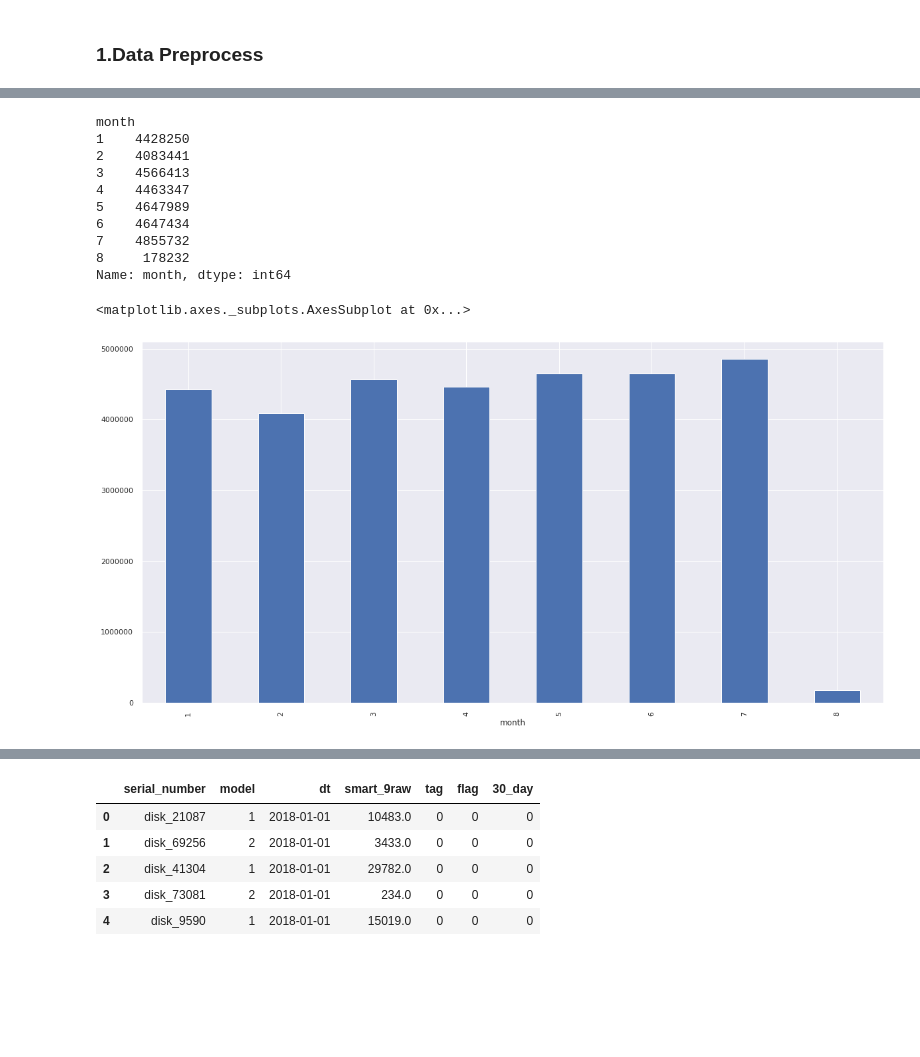
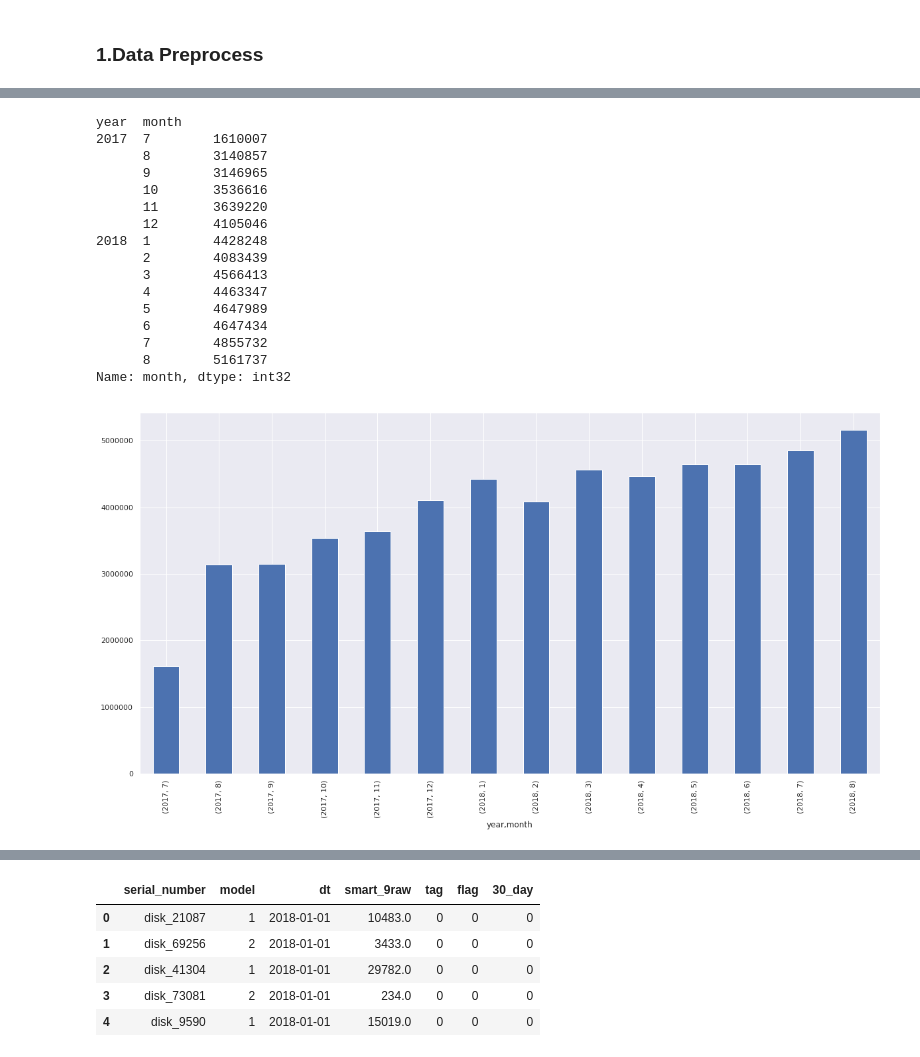
Before and after one commit to DevinWang23/tianchi_ai_ops_2020, a Jupyter notebook: jupyter_notebook/data_analysis.ipynb, the cells around one changed output, grey strips where cells are left out. Cells and saved outputs as stored; diff of their text form; code cells hidden in the pictures; blank space fills up the shorter version.

```diff
--- a/jupyter_notebook/data_analysis.ipynb
+++ b/jupyter_notebook/data_analysis.ipynb
@@ -141,20 +161,31 @@ train_test_temp_group = train_test_tmp_df.groupby('month')
-# %%
-train_test_temp_group['month'].agg(lambda x:len(x))
-# %% [output]
-month
-1    4428250
-2    4083441
-3    4566413
-4    4463347
-5    4647989
-6    4647434
-7    4855732
-8     178232
-Name: month, dtype: int64
-# %%
-train_test_temp_group['month'].agg(lambda x:len(x)).plot(kind='bar')
-# %% [output]
-<matplotlib.axes._subplots.AxesSubplot at 0x...>
-[figure, removed]
+# %%
+# show the records of each month
+def show_the_record_of_each_month_of_each_year():
+    train_fe_df['year'] =  train_fe_df['dt'].dt.year.astype(np.int32)
+    train_fe_df['month'] = train_fe_df['dt'].dt.month.astype(np.int32)
+    train_fe_tmp_df = train_fe_df[['month','serial_number','model','year']]
+    train_fe_temp_group = train_fe_tmp_df.groupby(['year','month'])
+    print(train_fe_temp_group['month'].agg(lambda x:len(x)))
+    train_fe_temp_group['month'].agg(lambda x:len(x)).plot(kind='bar')
+# %%
+show_the_record_of_each_month_of_each_year()
+# %% [output]
+year  month
+2017  7        1610007
+      8        3140857
+      9        3146965
+      10       3536616
+      11       3639220
+      12       4105046
+2018  1        4428248
+      2        4083439
+      3        4566413
+      4        4463347
+      5        4647989
+      6        4647434
+      7        4855732
+      8        5161737
+Name: month, dtype: int32
+[figure, added]
 # %%
 # show the fault record records of each month of each model type
```
Also changed, not shown: parts of 32 cells of this notebook, 28 other files.
